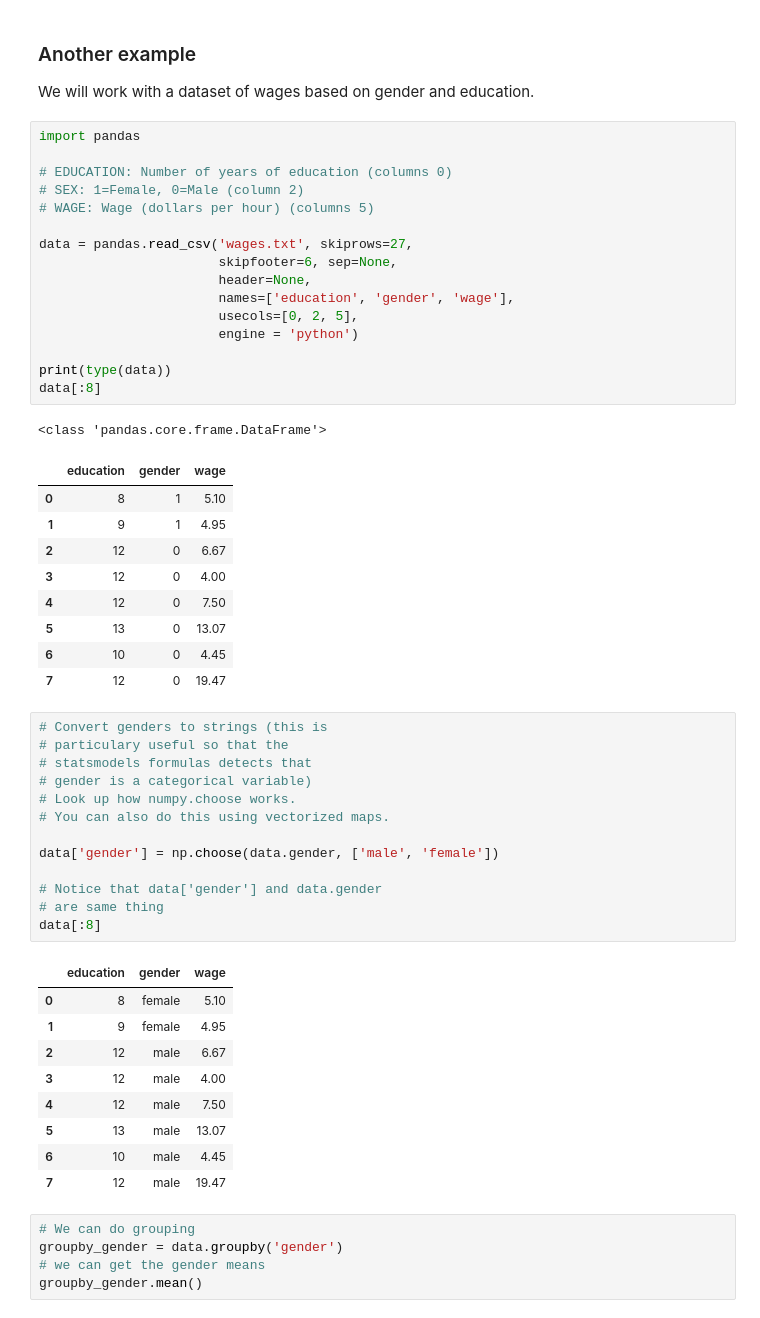
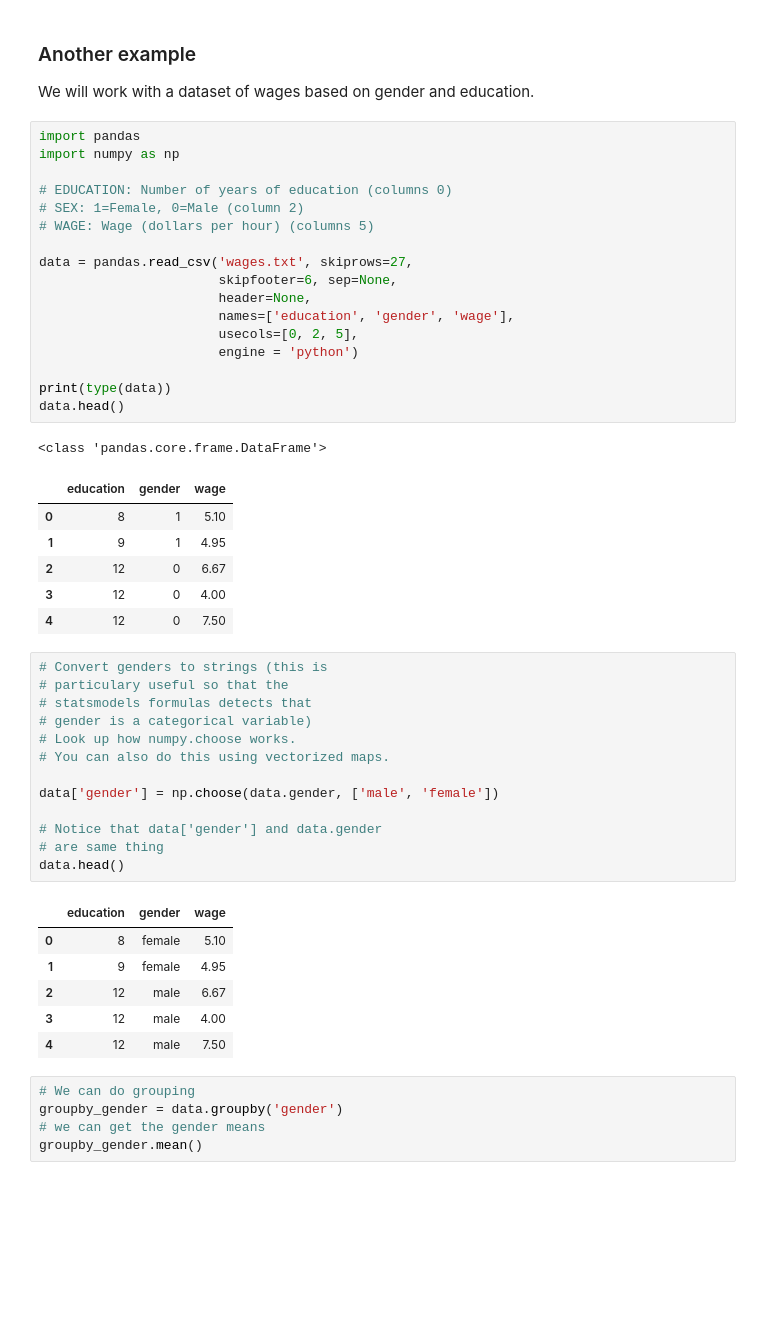
Before and after one commit to andrew-yarmola/python-bootcamp, a Jupyter notebook: lectures/day-4/afternoon.ipynb, the cells around one changed output. Saved outputs shown, nothing was run; the diff lists cells and outputs as text; blank space fills up the shorter version.

```diff
--- a/lectures/day-4/afternoon.ipynb
+++ b/lectures/day-4/afternoon.ipynb
@@ -294,31 +295,29 @@ Name: ZN, dtype: float64
 We will work with a dataset of wages based on gender and education.
 # %%
 import pandas
+import numpy as np
 
 # EDUCATION: Number of years of education (columns 0)
 # SEX: 1=Female, 0=Male (column 2)
 # WAGE: Wage (dollars per hour) (columns 5)
 
 data = pandas.read_csv('wages.txt', skiprows=27,
                        skipfooter=6, sep=None,
                        header=None,
                        names=['education', 'gender', 'wage'],
                        usecols=[0, 2, 5],
                        engine = 'python')
 
 print(type(data))
-data[:8]
+data.head()
 # %% [output]
 <class 'pandas.core.frame.DataFrame'>
 |  | education | gender | wage |
 | 0 | 8 | 1 | 5.10 |
 | 1 | 9 | 1 | 4.95 |
 | 2 | 12 | 0 | 6.67 |
 | 3 | 12 | 0 | 4.00 |
 | 4 | 12 | 0 | 7.50 |
-| 5 | 13 | 0 | 13.07 |
-| 6 | 10 | 0 | 4.45 |
-| 7 | 12 | 0 | 19.47 |
 # %%
 # Convert genders to strings (this is
 # particulary useful so that the
@@ -331,7 +330,7 @@ data['gender'] = np.choose(data.gender, ['male', 'female'])
 
 # Notice that data['gender'] and data.gender
 # are same thing
-data[:8]
+data.head()
 # %% [output]
 |  | education | gender | wage |
 | 0 | 8 | female | 5.10 |
@@ -339,9 +338,6 @@ data[:8]
 | 2 | 12 | male | 6.67 |
 | 3 | 12 | male | 4.00 |
 | 4 | 12 | male | 7.50 |
-| 5 | 13 | male | 13.07 |
-| 6 | 10 | male | 4.45 |
-| 7 | 12 | male | 19.47 |
 # %%
 # We can do grouping
 groupby_gender = data.groupby('gender')
```
Also changed, not shown: parts of 7 cells of this notebook.
